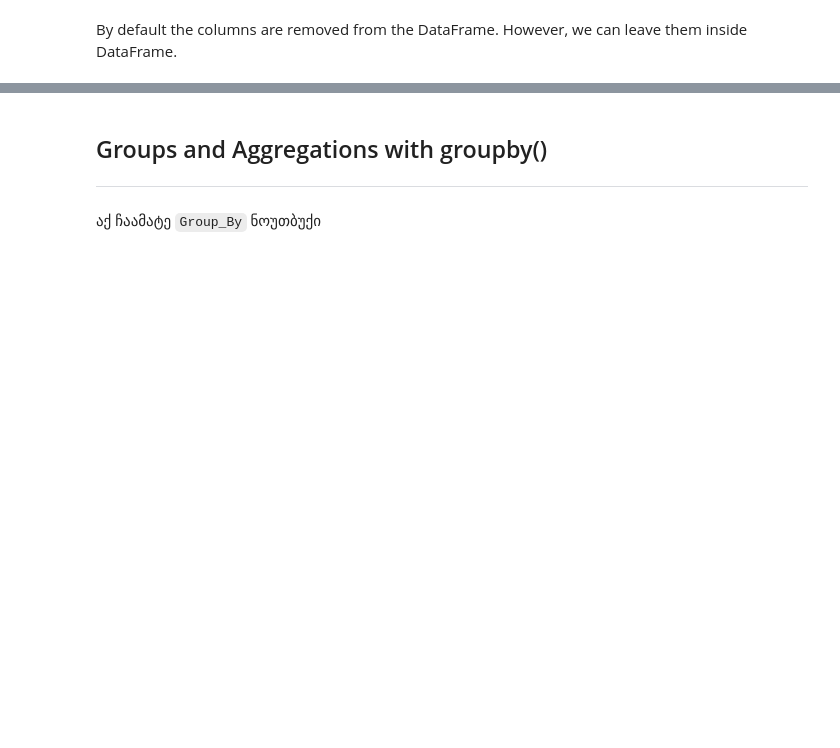
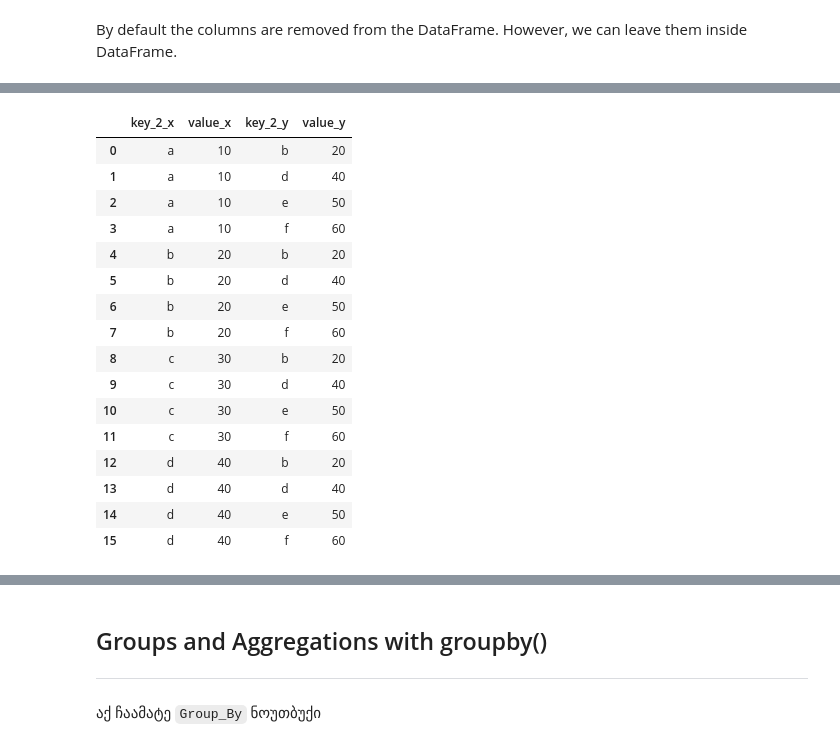
Before and after one commit to Okroshiashvili/Data_Analysis_Python, a Jupyter notebook: Lecture 5/Join, Combine, Reshape DataFrame.ipynb, the cells around one changed output, grey strips where cells are left out. Drawn from its saved outputs; the diff is of its cells as text; code cells hidden in the pictures; blank space fills up the shorter version.

```diff
--- a/Lecture 5/Join, Combine, Reshape DataFrame.ipynb
+++ b/Lecture 5/Join, Combine, Reshape DataFrame.ipynb
@@ -373,0 +309,6 @@ https://pandas.pydata.org/pandas-docs/stable/user_guide/groupby.html
+# %%
+left = left.rename({"first_left_key": "key_1"}, axis=1)
+
+left.insert(1, "key_2", left["key_1"].str.lower())
+
+left
@@ -373,0 +321,6 @@ https://pandas.pydata.org/pandas-docs/stable/user_guide/groupby.html
+# %%
+right = right.rename({"first_right_key": "key_1"}, axis=1)
+
+right.insert(1, "key_2", right["key_1"].str.lower())
+
+right
@@ -373,0 +344,4 @@ https://pandas.pydata.org/pandas-docs/stable/user_guide/groupby.html
+# %%
+left = left.set_index("key_1")
+
+left
@@ -373,0 +355,4 @@ https://pandas.pydata.org/pandas-docs/stable/user_guide/groupby.html
+# %%
+right = right.set_index("key_1")
+
+right
@@ -373,0 +399,20 @@ https://pandas.pydata.org/pandas-docs/stable/user_guide/groupby.html
+# %%
+left.merge(right, how="cross")
+# %% [output]
+|  | key_2_x | value_x | key_2_y | value_y |
+| 0 | a | 10 | b | 20 |
+| 1 | a | 10 | d | 40 |
+| 2 | a | 10 | e | 50 |
+| 3 | a | 10 | f | 60 |
+| 4 | b | 20 | b | 20 |
+| 5 | b | 20 | d | 40 |
+| 6 | b | 20 | e | 50 |
+| 7 | b | 20 | f | 60 |
+| 8 | c | 30 | b | 20 |
+| 9 | c | 30 | d | 40 |
+| 10 | c | 30 | e | 50 |
+| 11 | c | 30 | f | 60 |
+| 12 | d | 40 | b | 20 |
+| 13 | d | 40 | d | 40 |
+| 14 | d | 40 | e | 50 |
+| 15 | d | 40 | f | 60 |
```
Also changed, not shown: parts of 105 cells of this notebook, 8 other files.
